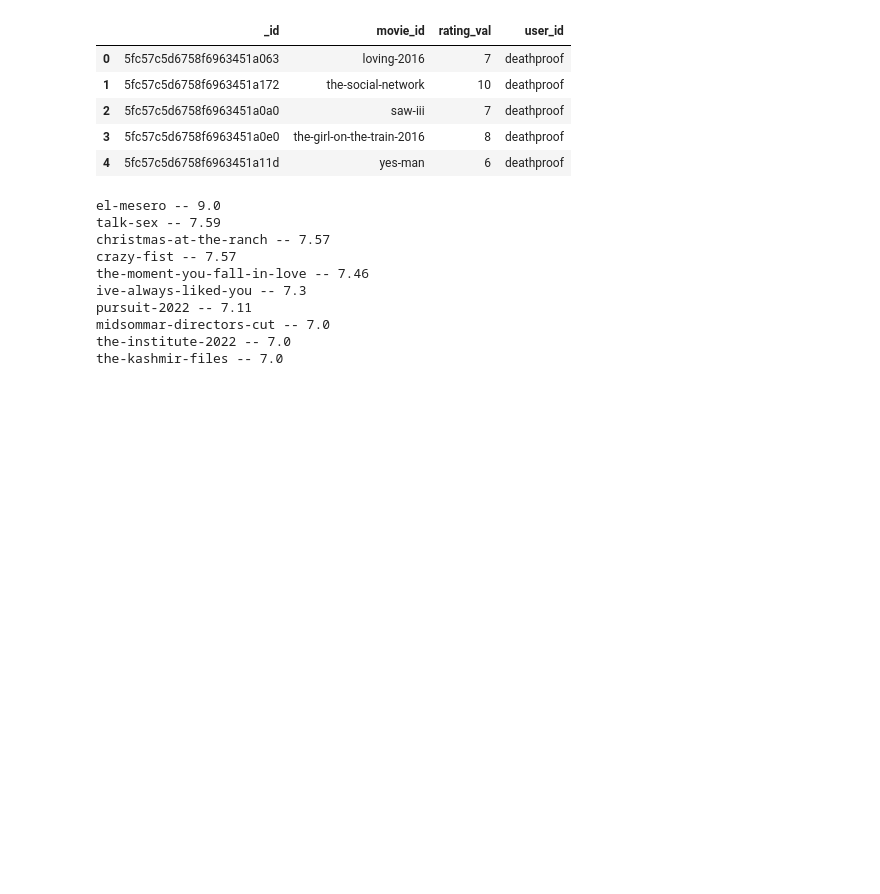
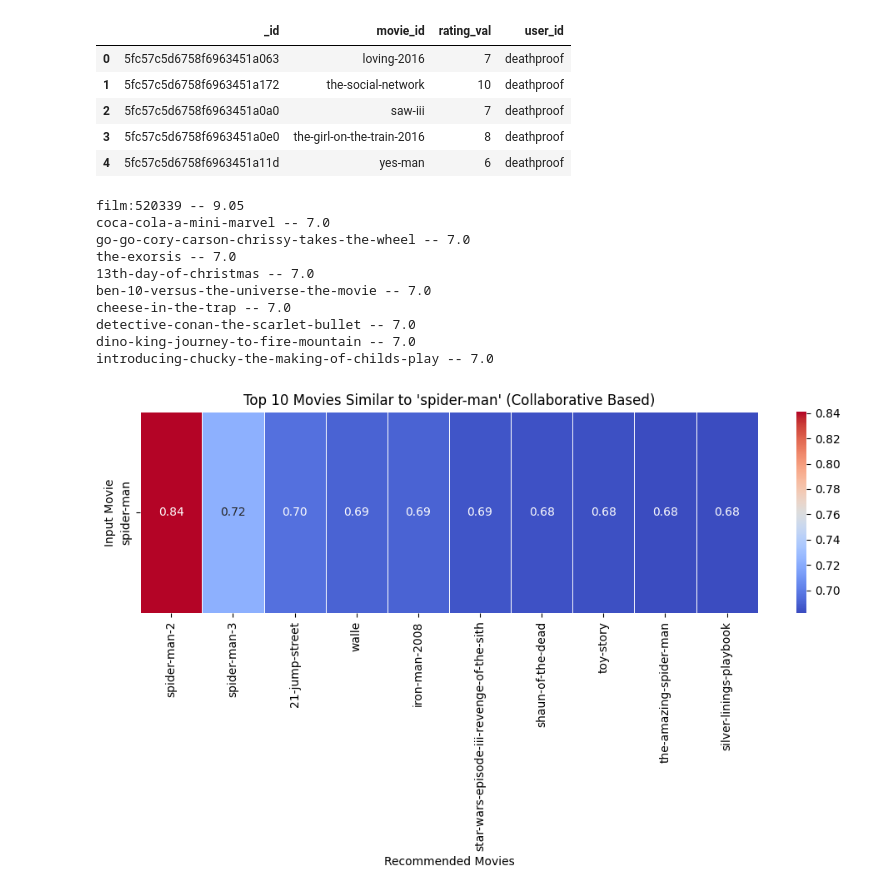
Before and after one commit to SOHAMPATEL1483/CS725-Project, a Jupyter notebook: collaborative.ipynb, the cells around one changed output. Saved outputs shown, nothing was run; the diff lists cells and outputs as text; code cells hidden in the pictures; blank space fills up the shorter version.

```diff
--- a/collaborative.ipynb
+++ b/collaborative.ipynb
@@ -46,18 +44,49 @@ ratings_data.head()
 | 3 | 5fc57c5d6758f6963451a0e0 | the-girl-on-the-train-2016 | 8 | deathproof |
 | 4 | 5fc57c5d6758f6963451a11d | yes-man | 6 | deathproof |
 # %%
-user_id = "deathproof"
+user_id = "nathanrabin"
 recommendations = predict_ratings(user_id)
 for (x,y) in recommendations:
     print(f"{x} -- {y.round(2)}")
 # %% [output]
-el-mesero -- 9.0
-talk-sex -- 7.59
-christmas-at-the-ranch -- 7.57
-crazy-fist -- 7.57
-the-moment-you-fall-in-love -- 7.46
-ive-always-liked-you -- 7.3
-pursuit-2022 -- 7.11
-midsommar-directors-cut -- 7.0
-the-institute-2022 -- 7.0
-the-kashmir-files -- 7.0
+film:520339 -- 9.05
+coca-cola-a-mini-marvel -- 7.0
+go-go-cory-carson-chrissy-takes-the-wheel -- 7.0
+the-exorsis -- 7.0
+13th-day-of-christmas -- 7.0
+ben-10-versus-the-universe-the-movie -- 7.0
+cheese-in-the-trap -- 7.0
+detective-conan-the-scarlet-bullet -- 7.0
+dino-king-journey-to-fire-mountain -- 7.0
+introducing-chucky-the-making-of-childs-play -- 7.0
+# %%
+import pandas as pd
+import seaborn as sns
+import matplotlib.pyplot as plt
+
+similarity_matrix = item_similarity_df
+
+def recommend_movies_for_single(input_movie, similarity_matrix, top_n=10):
+    if input_movie not in similarity_matrix.index:
+        return []
+
+    similarity_scores = similarity_matrix.loc[input_movie]
+
+    similar_movies = similarity_scores.nlargest(top_n + 1).iloc[1:]
+    return similar_movies
+
+input_movie = "spider-man"
+similar_movies = recommend_movies_for_single(input_movie, similarity_matrix)
+
+heatmap_data = pd.DataFrame(similar_movies).T
+heatmap_data.index = [input_movie]
+
+plt.figure(figsize=(10, 6))
+sns.heatmap(heatmap_data,annot=True, cmap='coolwarm', fmt='.2f', linewidths=0.5)
+plt.title(f"Top 10 Movies Similar to '{input_movie}' (Collaborative Based)")
+plt.xlabel("Recommended Movies")
+plt.ylabel("Input Movie")
+plt.tight_layout()
+plt.show()
+# %% [output]
+[figure, added]
```
Also changed, not shown: parts of 1 cell of this notebook, 2 other files.
